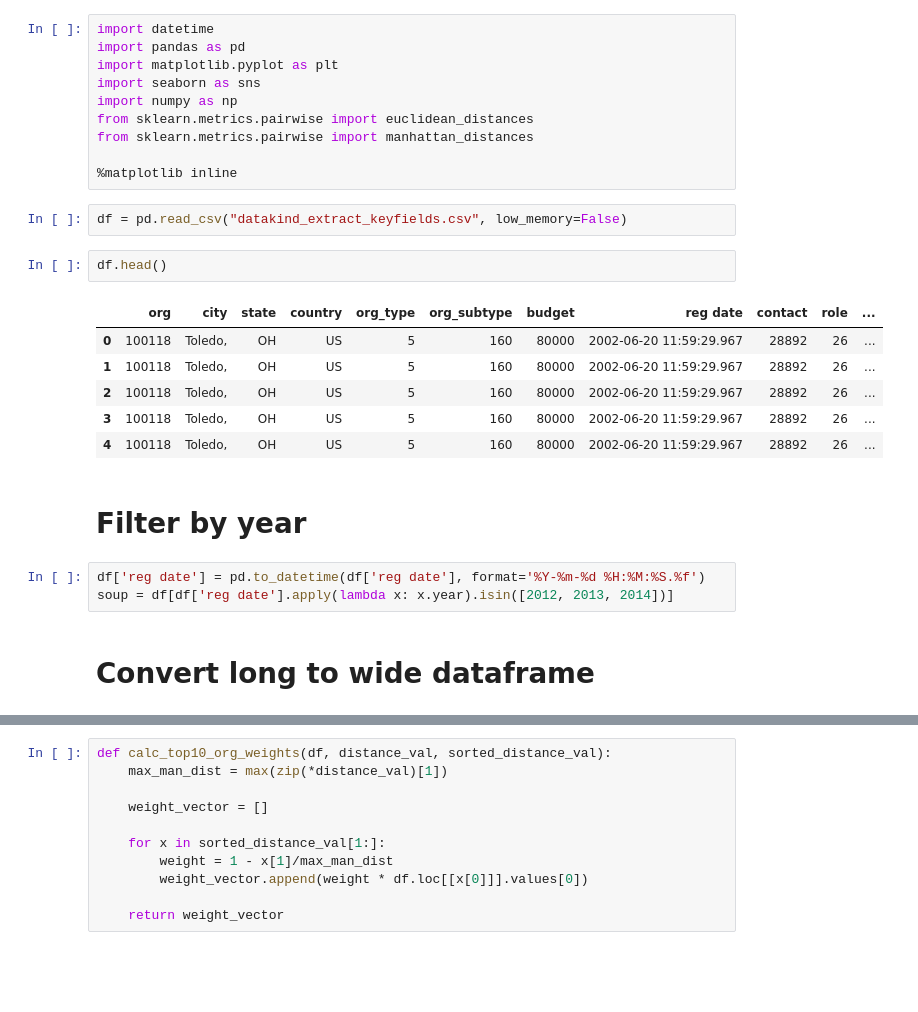
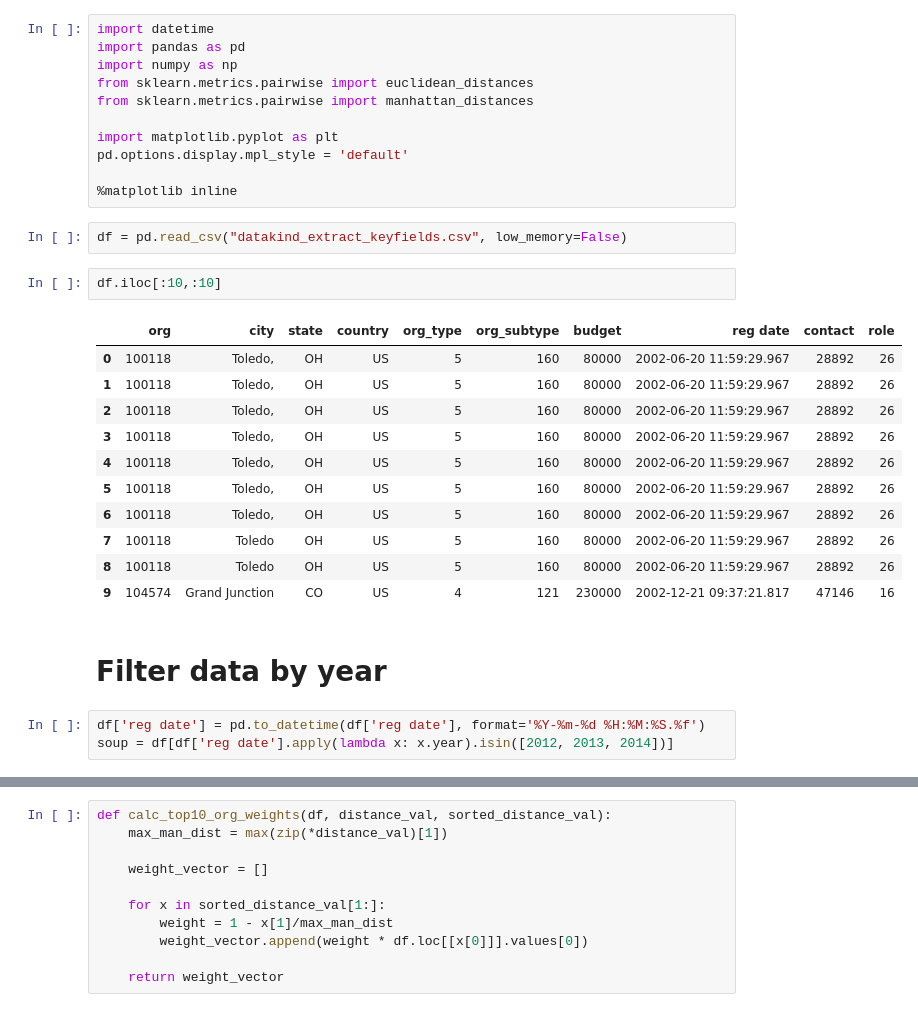
Before and after one commit to DataKind-SF/techsoup-global, a Jupyter notebook: recommender/recommendation.ipynb, the cells around one changed output, grey strips where cells are left out. Drawn from its saved outputs; the diff is of its cells as text; blank space fills up the shorter version.

```diff
--- a/recommender/recommendation.ipynb
+++ b/recommender/recommendation.ipynb
@@ -1,28 +1,32 @@
 # %%
 import datetime
 import pandas as pd
-import matplotlib.pyplot as plt
-import seaborn as sns
 import numpy as np
 from sklearn.metrics.pairwise import euclidean_distances
 from sklearn.metrics.pairwise import manhattan_distances
 
+import matplotlib.pyplot as plt
+pd.options.display.mpl_style = 'default'
+
 %matplotlib inline
 # %%
 df = pd.read_csv("datakind_extract_keyfields.csv", low_memory=False)
-# %%
-df.head()
-# %% [output]
-|  | org | city | state | country | org_type | org_subtype | budget | reg date | contact | role | ... |
-| 0 | 100118 | Toledo, | OH | US | 5 | 160 | 80000 | 2002-06-20 11:59:29.967 | 28892 | 26 | ... |
-| 1 | 100118 | Toledo, | OH | US | 5 | 160 | 80000 | 2002-06-20 11:59:29.967 | 28892 | 26 | ... |
-| 2 | 100118 | Toledo, | OH | US | 5 | 160 | 80000 | 2002-06-20 11:59:29.967 | 28892 | 26 | ... |
-| 3 | 100118 | Toledo, | OH | US | 5 | 160 | 80000 | 2002-06-20 11:59:29.967 | 28892 | 26 | ... |
-| 4 | 100118 | Toledo, | OH | US | 5 | 160 | 80000 | 2002-06-20 11:59:29.967 | 28892 | 26 | ... |
+# %%
+df.iloc[:10,:10]
+# %% [output]
+|  | org | city | state | country | org_type | org_subtype | budget | reg date | contact | role |
+| 0 | 100118 | Toledo, | OH | US | 5 | 160 | 80000 | 2002-06-20 11:59:29.967 | 28892 | 26 |
+| 1 | 100118 | Toledo, | OH | US | 5 | 160 | 80000 | 2002-06-20 11:59:29.967 | 28892 | 26 |
+| 2 | 100118 | Toledo, | OH | US | 5 | 160 | 80000 | 2002-06-20 11:59:29.967 | 28892 | 26 |
+| 3 | 100118 | Toledo, | OH | US | 5 | 160 | 80000 | 2002-06-20 11:59:29.967 | 28892 | 26 |
+| 4 | 100118 | Toledo, | OH | US | 5 | 160 | 80000 | 2002-06-20 11:59:29.967 | 28892 | 26 |
+| 5 | 100118 | Toledo, | OH | US | 5 | 160 | 80000 | 2002-06-20 11:59:29.967 | 28892 | 26 |
+| 6 | 100118 | Toledo, | OH | US | 5 | 160 | 80000 | 2002-06-20 11:59:29.967 | 28892 | 26 |
+| 7 | 100118 | Toledo | OH | US | 5 | 160 | 80000 | 2002-06-20 11:59:29.967 | 28892 | 26 |
+| 8 | 100118 | Toledo | OH | US | 5 | 160 | 80000 | 2002-06-20 11:59:29.967 | 28892 | 26 |
+| 9 | 104574 | Grand Junction | CO | US | 4 | 121 | 230000 | 2002-12-21 09:37:21.817 | 47146 | 16 |
 # %% [markdown]
-# Filter by year
+# Filter data by year
 # %%
 df['reg date'] = pd.to_datetime(df['reg date'], format='%Y-%m-%d %H:%M:%S.%f')
 soup = df[df['reg date'].apply(lambda x: x.year).isin([2012, 2013, 2014])]
-# %% [markdown]
-# Convert long to wide dataframe
```
Also changed, not shown: parts of 32 cells of this notebook.
